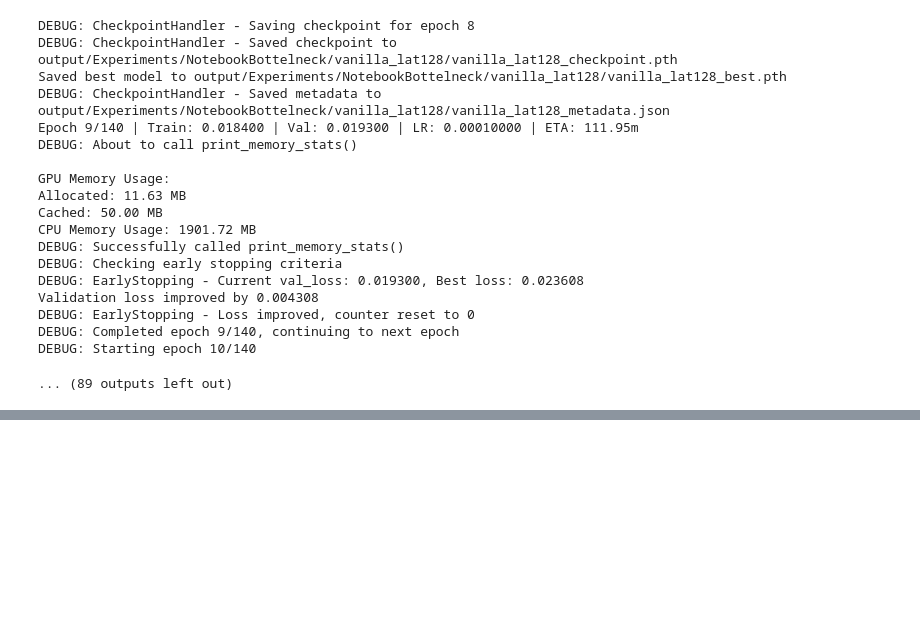
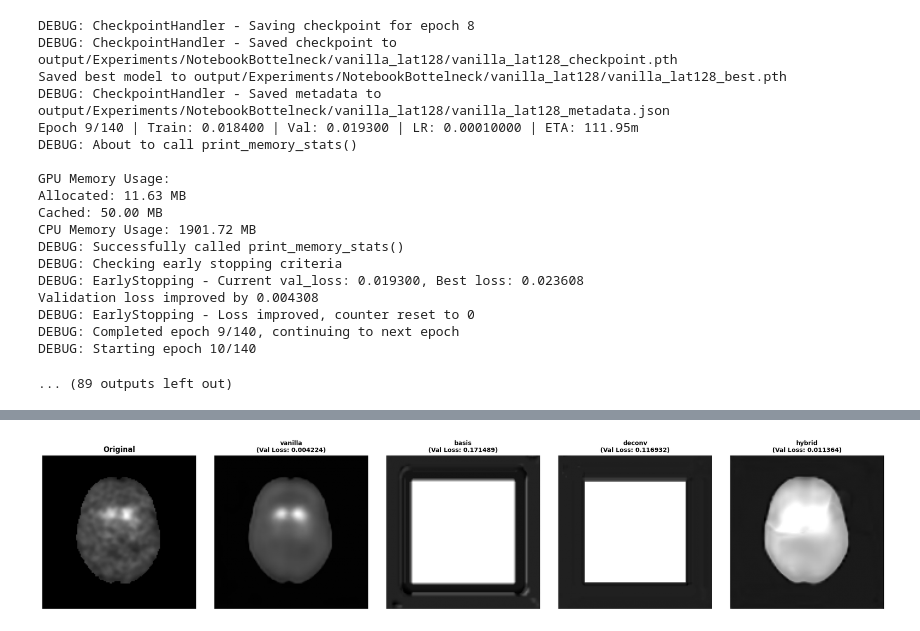
Before and after one commit to figoo210/unsupervised-parkinsons-imaging, a Jupyter notebook: bottleneck_latent_optimization_analysis.ipynb, the cells around one changed output, grey strips where cells are left out. Saved outputs shown, nothing was run; the diff lists cells and outputs as text; code cells hidden in the pictures; blank space fills up the shorter version.

```diff
--- a/bottleneck_latent_optimization_analysis.ipynb
+++ b/bottleneck_latent_optimization_analysis.ipynb
@@ -537,0 +655,54 @@ DEBUG: Starting epoch 10/140
+# %%
+# Load a validation sample and visualize reconstructions
+val_iter = iter(val_loader)
+sample_batch = next(val_iter)
+
+# Handle dict output from dataloader - key is 'volume' not 'image'
+if isinstance(sample_batch, dict):
+    sample_input = sample_batch['volume'].to(device)
+elif isinstance(sample_batch, (list, tuple)):
+    sample_input = sample_batch[0].to(device)
+else:
+    sample_input = sample_batch.to(device)
+
+# Select middle slice for visualization
+slice_idx = sample_input.shape[2] // 2
+
+fig, axes = plt.subplots(1, len(settings) + 1, figsize=(20, 4))
+
+# Original
+axes[0].imshow(sample_input[0, 0, slice_idx].cpu().numpy(), cmap='gray')
+axes[0].set_title('Original', fontsize=12, fontweight='bold')
+axes[0].axis('off')
+
+# Reconstructions
+for idx, (variant, latent_dim, bshape, groups) in enumerate(settings):
+    model = build_model(variant, latent_dim, bshape, groups)
+
+    # Look for best model checkpoint (contains only model weights)
+    checkpoint_dir = os.path.join(output_dir, f"{variant}_lat{latent_dim}")
+    best_model_path = os.path.join(checkpoint_dir, f"{variant}_lat{latent_dim}_best.pth")
+
+    if os.path.exists(best_model_path):
+        model.load_state_dict(torch.load(best_model_path, map_location=device))
+        model.eval()
+
+        with torch.no_grad():
+            output = model(sample_input)
+
+        axes[idx + 1].imshow(output[0, 0, slice_idx].cpu().numpy(), cmap='gray')
+        axes[idx + 1].set_title(f'{variant}\n(Val Loss: {histories[variant]["val"][-1]:.6f})',
+                                fontsize=10, fontweight='bold')
+        axes[idx + 1].axis('off')
+    else:
+        axes[idx + 1].text(0.5, 0.5, 'No checkpoint\nfound', ha='center', va='center',
+                          transform=axes[idx + 1].transAxes, fontsize=10)
+        axes[idx + 1].set_title(f'{variant}', fontsize=10)
+        axes[idx + 1].axis('off')
+        print(f"⚠️ Checkpoint not found: {best_model_path}")
+
+plt.tight_layout()
+plt.savefig(os.path.join(output_dir, "reconstruction_comparison.png"), dpi=300, bbox_inches='tight')
+plt.show()
+# %% [output]
+[figure, added]
```
Also changed, not shown: parts of 16 cells of this notebook, 1 other file.
